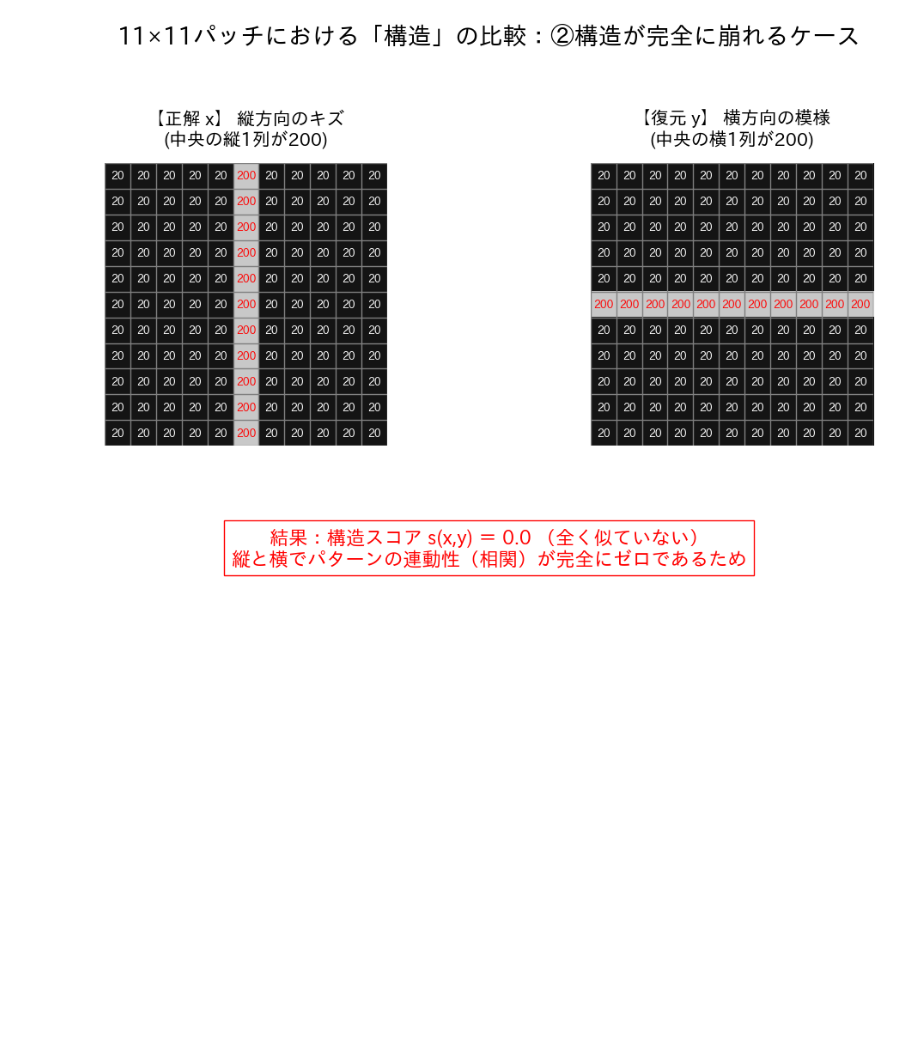
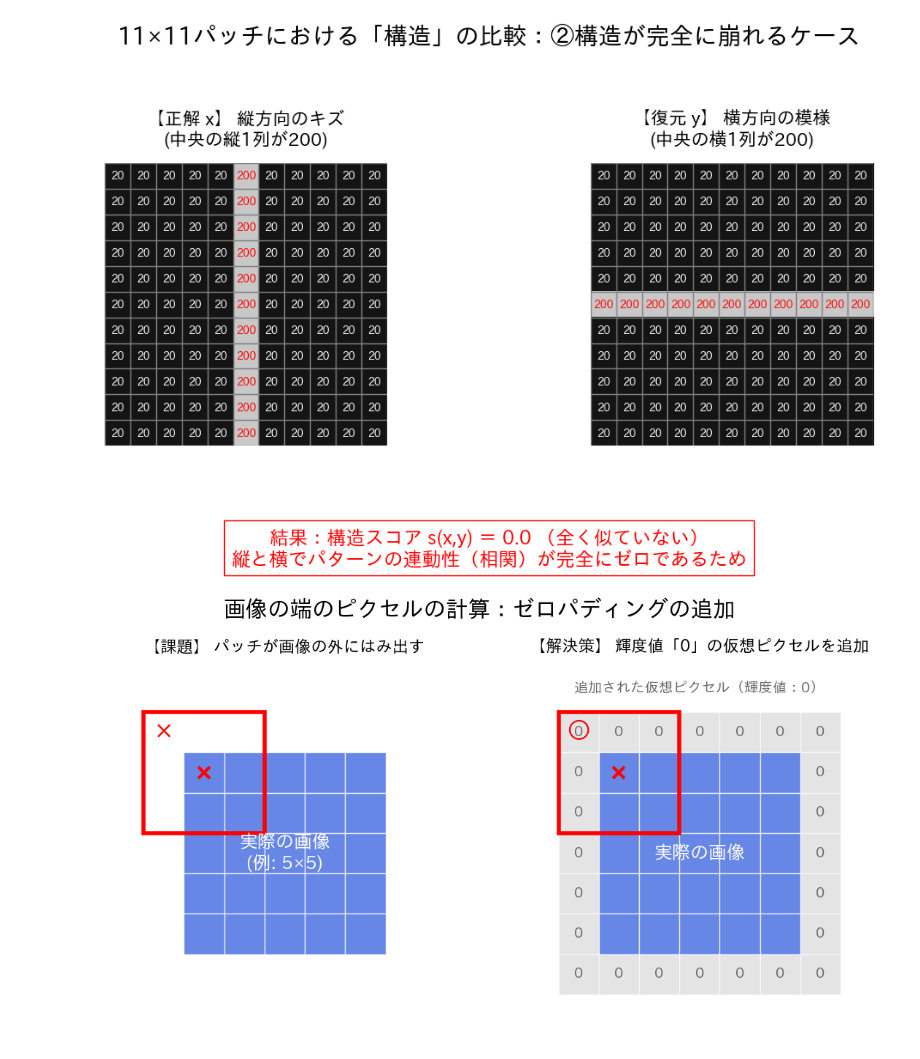
Before and after one commit to tokiyaokoshi/image-anomaly-detection, a Jupyter notebook: code/diagram creation/Theory of Structural Similarity/260624.ipynb, the cells around one changed output. Drawn from its saved outputs; the diff is of its cells as text; code cells hidden in the pictures; blank space fills up the shorter version.

Commit message:
ゼロパディングの説明画像の追加

```diff
--- a/code/diagram creation/Theory of Structural Similarity/260624.ipynb
+++ b/code/diagram creation/Theory of Structural Similarity/260624.ipynb
@@ -164,3 +164,78 @@ plt.show()
 # %% [output]
 [figure]
 [figure]
+# %%
+import matplotlib.pyplot as plt
+import matplotlib.patches as patches
+import japanize_matplotlib
+
+fig, (ax1, ax2) = plt.subplots(1, 2, figsize=(14, 7)) # 高さを7にして縦の余裕を持たせる
+
+# y=0.96でタイトルを少し上に持ち上げる
+fig.suptitle("画像の端のピクセルの計算：ゼロパディングの追加", fontsize=22, fontweight='bold', y=0.96)
+
+def setup_axes(ax, title):
+    ax.set_xlim(-2, 7)
+    ax.set_ylim(-2, 7)
+    ax.set_aspect('equal')
+    ax.axis('off')
+    # pad=20で、各グラフのタイトルと図の間のスペースを確保
+    ax.set_title(title, fontsize=16, fontweight='bold', pad=20)
+    ax.invert_yaxis() # y軸を下向きにする（画像座標系）
+
+# ==========================================
+# 左図：課題（はみ出してしまう）
+# ==========================================
+setup_axes(ax1, "【課題】 パッチが画像の外にはみ出す")
+
+# 実際の画像 (5x5)
+for x in range(0, 5):
+    for y in range(0, 5):
+        rect = patches.Rectangle((x, y), 1, 1, linewidth=1, edgecolor='white', facecolor='royalblue', alpha=0.8)
+        ax1.add_patch(rect)
+ax1.text(2.5, 2.5, "実際の画像\n(例: 5×5)", ha='center', va='center', fontsize=18, color='white', fontweight='bold')
+
+# パッチ (3x3) を左上に配置
+patch1 = patches.Rectangle((-1, -1), 3, 3, linewidth=4, edgecolor='red', facecolor='none', linestyle='-')
+ax1.add_patch(patch1)
+ax1.plot(0.5, 0.5, marker='x', color='red', markersize=12, markeredgewidth=3)
+
+# はみ出している部分のバツ印
+ax1.text(-0.5, -0.5, "×", ha='center', va='center', fontsize=30, color='red', fontweight='bold')
+
+# ==========================================
+# 右図：解決策（ゼロパディング）
+# ==========================================
+setup_axes(ax2, "【解決策】 輝度値「0」の仮想ピクセルを追加")
+
+# 仮想ピクセル（0）と実際の画像の描画
+for x in range(-1, 6):
+    for y in range(-1, 6):
+        if x < 0 or x > 4 or y < 0 or y > 4:
+            # パディング領域（グレーにして 0 を表示）
+            rect = patches.Rectangle((x, y), 1, 1, linewidth=1, edgecolor='white', facecolor='lightgray', alpha=0.6)
+            ax2.add_patch(rect)
+            ax2.text(x + 0.5, y + 0.5, "0", ha='center', va='center', fontsize=14, color='dimgray', fontweight='bold')
+        else:
+            # 実際の画像領域
+            rect = patches.Rectangle((x, y), 1, 1, linewidth=1, edgecolor='white', facecolor='royalblue', alpha=0.8)
+            ax2.add_patch(rect)
+
+ax2.text(2.5, 2.5, "実際の画像", ha='center', va='center', fontsize=18, color='white', fontweight='bold')
+
+# 追加ピクセルの説明テキスト
+ax2.text(2.5, -1.6, "追加された仮想ピクセル（輝度値：0）", ha='center', va='center', fontsize=14, color='dimgray', fontweight='bold')
+
+# パッチ (3x3) を左上に配置
+patch2 = patches.Rectangle((-1, -1), 3, 3, linewidth=4, edgecolor='red', facecolor='none', linestyle='-')
+ax2.add_patch(patch2)
+ax2.plot(0.5, 0.5, marker='x', color='red', markersize=12, markeredgewidth=3)
+
+# チェックマーク
+ax2.text(-0.5, -0.5, "〇", ha='center', va='center', fontsize=24, color='red', fontweight='bold')
+
+# top=0.82で大タイトルと図の被りを完全に防止
+plt.subplots_adjust(top=0.82, wspace=0.1)
+plt.show()
+# %% [output]
+[figure, added]
```
